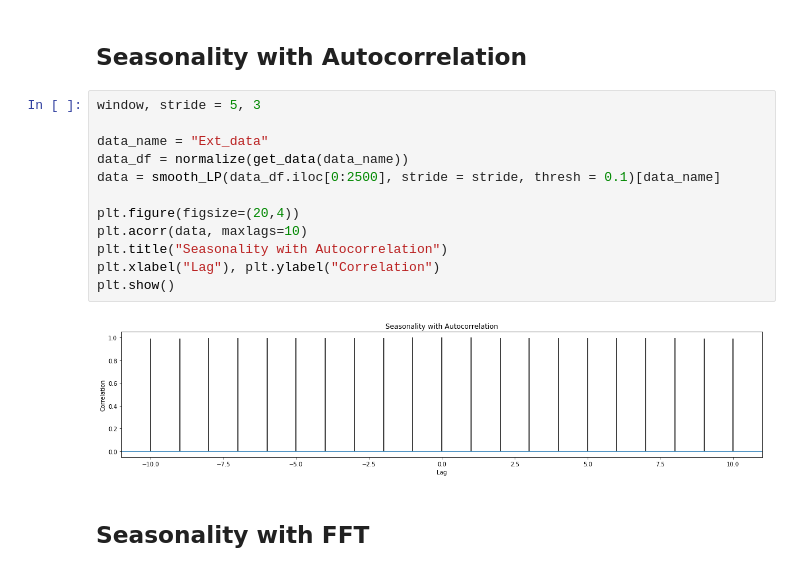
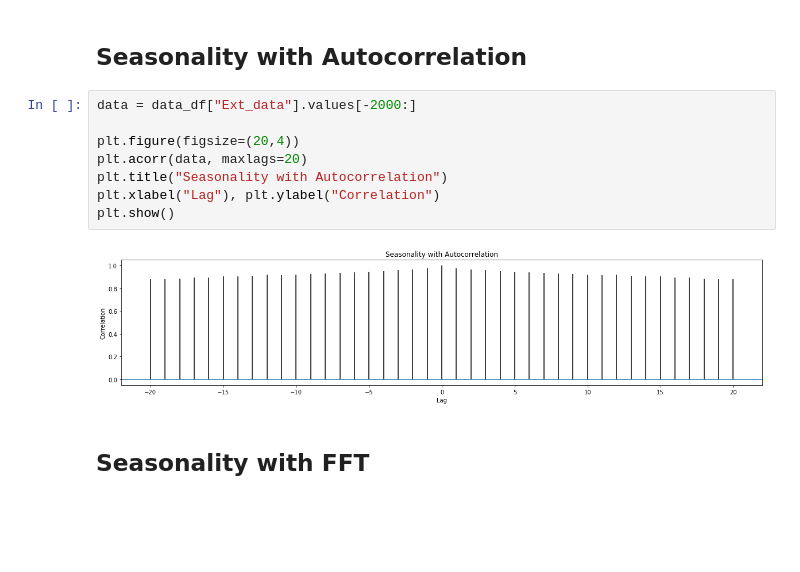
Before and after one commit to tomerlangeibm/Analytics, a Jupyter notebook: VPC Flow Logs Analytics.ipynb, the cells around one changed output. Drawn from its saved outputs; the diff is of its cells as text; blank space fills up the shorter version.

```diff
--- a/VPC Flow Logs Analytics.ipynb
+++ b/VPC Flow Logs Analytics.ipynb
@@ -889,19 +750,15 @@ trend_visualization(x, y, find_changepoints(y, thresh=thresh, segsize=segsize))
 # %% [markdown]
 ## Seasonality with Autocorrelation
 # %%
-window, stride = 5, 3
-
-data_name = "Ext_data"
-data_df = normalize(get_data(data_name))
-data = smooth_LP(data_df.iloc[0:2500], stride = stride, thresh = 0.1)[data_name]
+data = data_df["Ext_data"].values[-2000:]
 
 plt.figure(figsize=(20,4))
-plt.acorr(data, maxlags=10)
+plt.acorr(data, maxlags=20)
 plt.title("Seasonality with Autocorrelation")
 plt.xlabel("Lag"), plt.ylabel("Correlation")
 plt.show()
 # %% [output]
-[figure, old version]
+[figure, new version]
 # %% [markdown]
 ## Seasonality with FFT
 # %%
```
Also changed, not shown: parts of 17 cells of this notebook.
